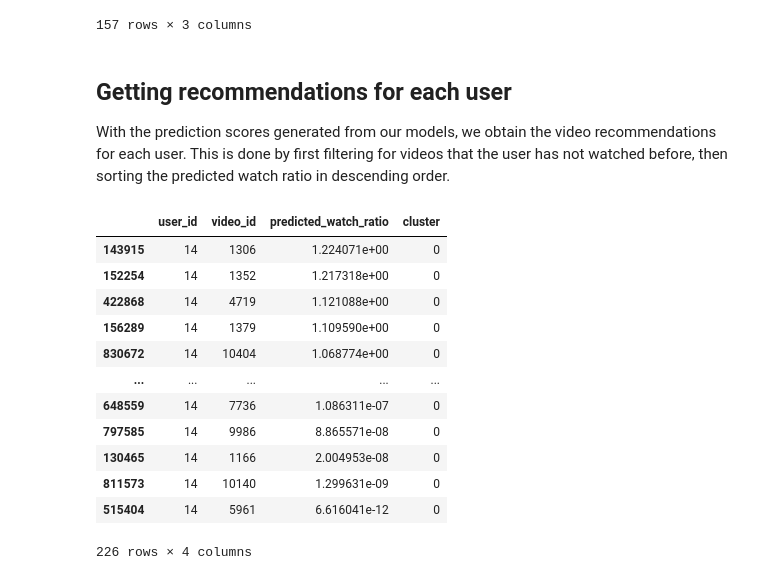
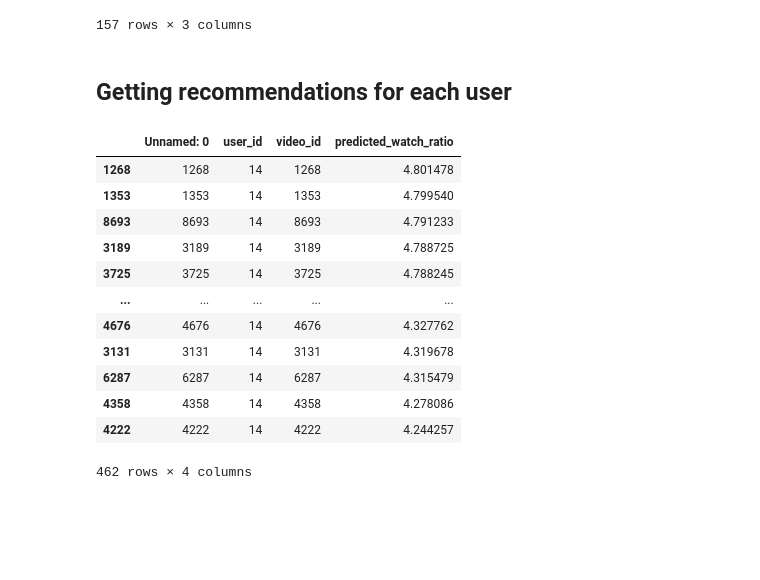
Before and after one commit to jiaawe/kuaishou-recommender, a Jupyter notebook: step8_evaluation.ipynb, the cells around one changed output. Drawn from its saved outputs; the diff is of its cells as text; code cells hidden in the pictures; blank space fills up the shorter version.

```diff
--- a/step8_evaluation.ipynb
+++ b/step8_evaluation.ipynb
@@ -39,0 +40,24 @@ prediction_scores_random = prediction_scores_random.rename(columns={'watch_ratio
+# %%
+# Rename
+prediction_scores_caption = prediction_scores_caption.rename(columns={'watch_ratio': 'predicted_watch_ratio'})
+prediction_scores_ncf = prediction_scores_ncf.rename(columns={'watch_ratio': 'predicted_watch_ratio'})
+prediction_scores_hybrid = prediction_scores_hybrid.rename(columns={'watch_ratio': 'predicted_watch_ratio'})
+prediction_scores_random = prediction_scores_random.rename(columns={'watch_ratio': 'predicted_watch_ratio'})
+
+prediction_scores_caption_val = prediction_scores_caption_val.rename(columns={'watch_ratio': 'predicted_watch_ratio'})
+prediction_scores_ncf_val = prediction_scores_ncf_val.rename(columns={'watch_ratio': 'predicted_watch_ratio'})
+prediction_scores_hybrid_val = prediction_scores_hybrid_val.rename(columns={'watch_ratio': 'predicted_watch_ratio'})
+prediction_scores_random_val = prediction_scores_random_val.rename(columns={'watch_ratio': 'predicted_watch_ratio'})
+
+# Sort predictions
+prediction_scores_caption = prediction_scores_caption.sort_values(by=['user_id', 'video_id'])
+prediction_scores_ncf = prediction_scores_ncf.sort_values(by=['user_id', 'video_id'])
+prediction_scores_hybrid = prediction_scores_hybrid.sort_values(by=['user_id', 'video_id'])
+prediction_scores_random = prediction_scores_random.sort_values(by=['user_id', 'video_id'])
+
+prediction_scores_caption_val = prediction_scores_caption_val.sort_values(by=['user_id', 'video_id'])
+prediction_scores_ncf_val = prediction_scores_ncf_val.sort_values(by=['user_id', 'video_id'])
+prediction_scores_hybrid_val = prediction_scores_hybrid_val.sort_values(by=['user_id', 'video_id'])
+prediction_scores_random_val = prediction_scores_random_val.sort_values(by=['user_id', 'video_id'])
+
+prediction_scores_caption
@@ -76,10 +112,8 @@ ground_truth[ground_truth['user_id'] == 14]
 | 183 | 14 | 2755 | 0.032283 |
 | 237 | 14 | 10094 | 0.031986 |
 157 rows × 3 columns
-# %% [markdown]
-## Getting recommendations for each user
-
-With the prediction scores generated from our models, we obtain the video recommendations for each user. This is done by first filtering for videos that the user has not watched before, then sorting the predicted watch ratio in descending order.
+# %% [markdown]
+## Getting recommendations for each user
 # %%
 videos_in_test_data = set(joined_test_data['video_id'])
 
@@ -89,17 +131,17 @@ recommendations_random = eval_fns.get_user_recommendations(prediction_scores_ran
 # %%
-# Recommendations from NCF mdoel for user 14
-recommendations_ncf[recommendations_ncf['user_id'] == 14]
+# Recommendations based on caption for user 14
+recommendations_caption[recommendations_caption['user_id'] == 14]
 # %% [output]
-|  | user_id | video_id | predicted_watch_ratio | cluster |
-| 143915 | 14 | 1306 | 1.224071e+00 | 0 |
-| 152254 | 14 | 1352 | 1.217318e+00 | 0 |
-| 422868 | 14 | 4719 | 1.121088e+00 | 0 |
-| 156289 | 14 | 1379 | 1.109590e+00 | 0 |
-| 830672 | 14 | 10404 | 1.068774e+00 | 0 |
+|  | Unnamed: 0 | user_id | video_id | predicted_watch_ratio |
+| 1268 | 1268 | 14 | 1268 | 4.801478 |
+| 1353 | 1353 | 14 | 1353 | 4.799540 |
+| 8693 | 8693 | 14 | 8693 | 4.791233 |
+| 3189 | 3189 | 14 | 3189 | 4.788725 |
+| 3725 | 3725 | 14 | 3725 | 4.788245 |
 | ... | ... | ... | ... | ... |
-| 648559 | 14 | 7736 | 1.086311e-07 | 0 |
-| 797585 | 14 | 9986 | 8.865571e-08 | 0 |
-| 130465 | 14 | 1166 | 2.004953e-08 | 0 |
-| 811573 | 14 | 10140 | 1.299631e-09 | 0 |
-| 515404 | 14 | 5961 | 6.616041e-12 | 0 |
+| 4676 | 4676 | 14 | 4676 | 4.327762 |
+| 3131 | 3131 | 14 | 3131 | 4.319678 |
+| 6287 | 6287 | 14 | 6287 | 4.315479 |
+| 4358 | 4358 | 14 | 4358 | 4.278086 |
+| 4222 | 4222 | 14 | 4222 | 4.244257 |
-226 rows × 4 columns
+462 rows × 4 columns
```
Also changed, not shown: parts of 44 cells of this notebook.
